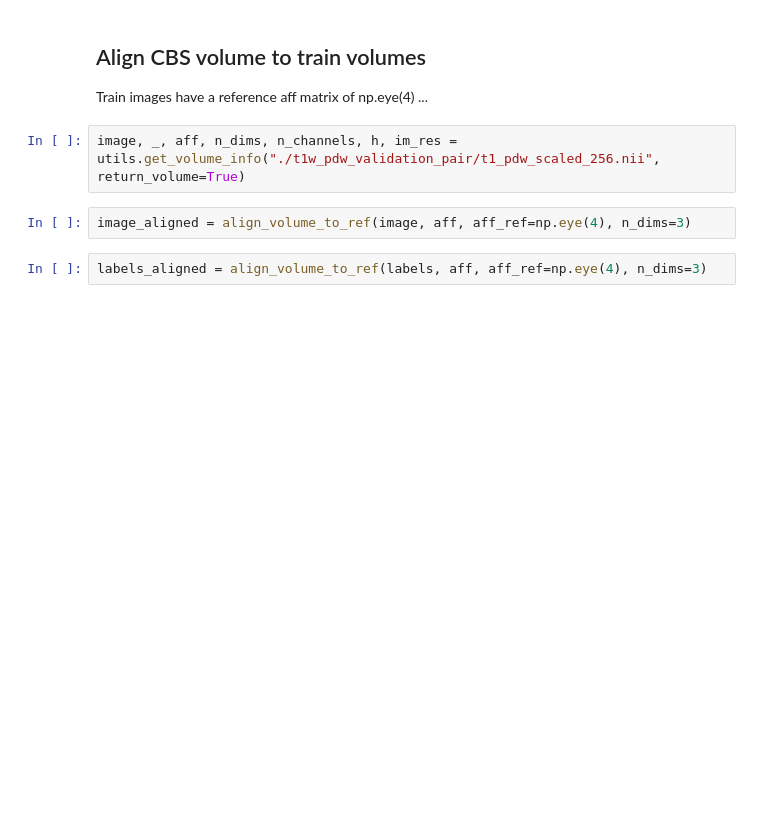
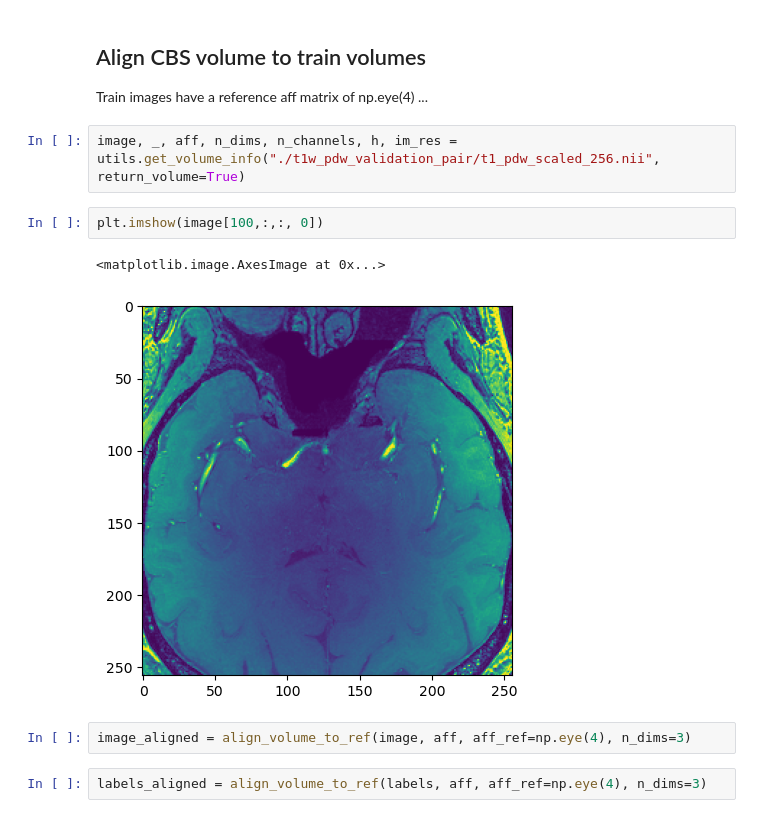
Before and after one commit to halirutan/SynthSeg, a Jupyter notebook: data/cbs/t1w_pdw_config/create_test_tfrecord.ipynb, the cells around one changed output. Cells and saved outputs as stored; diff of their text form; blank space fills up the shorter version.

```diff
--- a/data/cbs/t1w_pdw_config/create_test_tfrecord.ipynb
+++ b/data/cbs/t1w_pdw_config/create_test_tfrecord.ipynb
@@ -39,6 +39,11 @@ plt.imshow(labels[100, ...], alpha=0.5)
 Train images have a reference aff matrix of np.eye(4) ...
 # %%
 image, _, aff, n_dims, n_channels, h, im_res = utils.get_volume_info("./t1w_pdw_validation_pair/t1_pdw_scaled_256.nii", return_volume=True)
+# %%
+plt.imshow(image[100,:,:, 0])
+# %% [output]
+<matplotlib.image.AxesImage at 0x...>
+[figure, added]
 # %%
 image_aligned = align_volume_to_ref(image, aff, aff_ref=np.eye(4), n_dims=3)
 # %%
```
Also changed, not shown: parts of 35 cells of this notebook.
